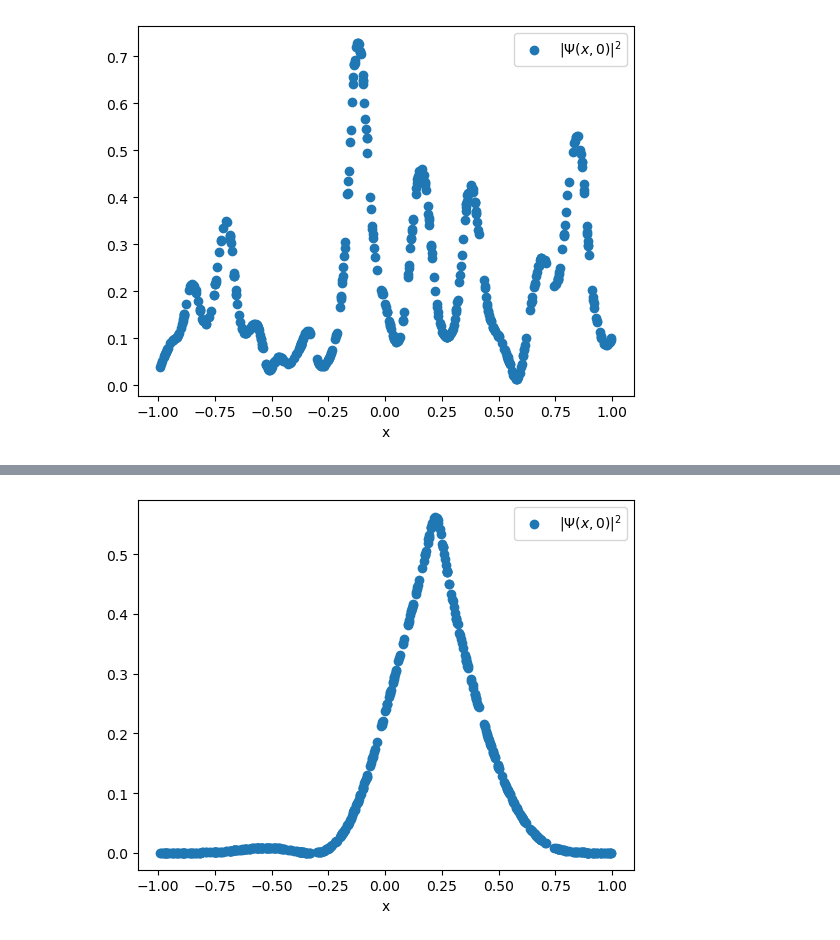
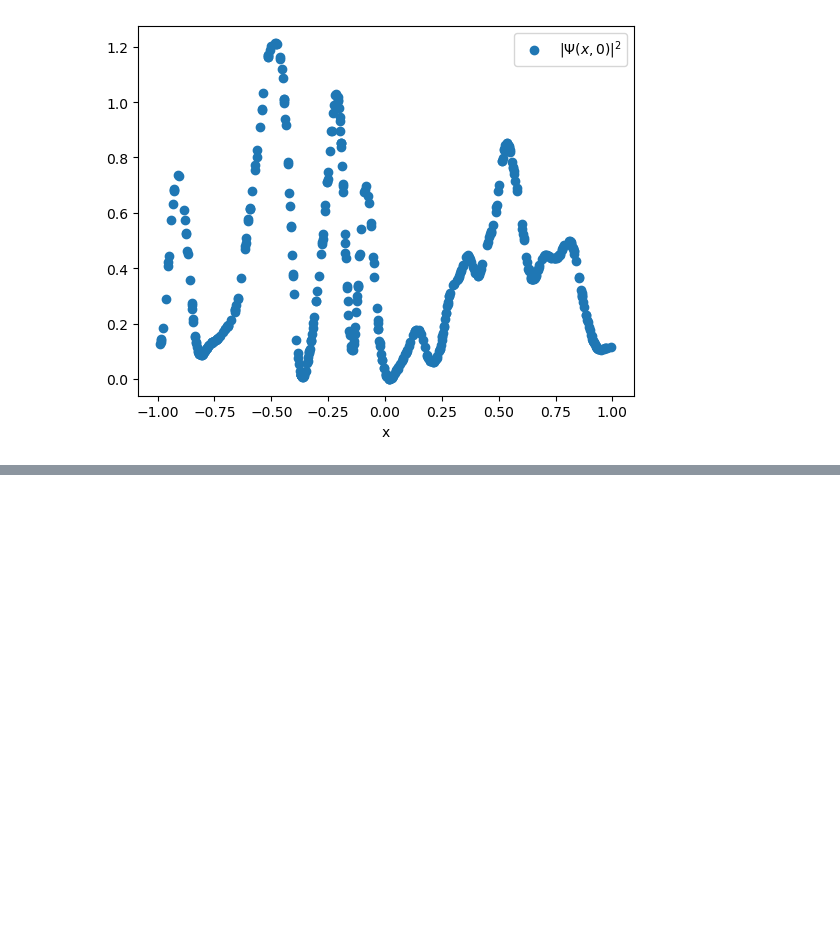
Before and after one commit to mrdchua/PINN-TDSE, a Jupyter notebook: TDSE-PHYS299/PINN-TDSE-v3.ipynb, the cells around one changed output, grey strips where cells are left out. Drawn from its saved outputs; the diff is of its cells as text; code cells hidden in the pictures; blank space fills up the shorter version.

```diff
--- a/TDSE-PHYS299/PINN-TDSE-v3.ipynb
+++ b/TDSE-PHYS299/PINN-TDSE-v3.ipynb
@@ -80,7 +80,7 @@ plt.show()
 # define Fourier feature layer
 @tf.keras.utils.register_keras_serializable()
 class FourierFeatureLayer(tf.keras.layers.Layer):
-    def __init__(self, input_dim, mapping_size=256, scale=10.0, **kwargs):
+    def __init__(self, input_dim, mapping_size=512, scale=10.0, **kwargs):
         super(FourierFeatureLayer, self).__init__(**kwargs)
         self.input_dim = input_dim
         self.mapping_size = mapping_size
@@ -110,7 +110,7 @@ class FourierFeatureLayer(tf.keras.layers.Layer):
 # Define the Neural Network
 @tf.keras.utils.register_keras_serializable()
 class PINN(tf.keras.Model):
-    def __init__(self, input_dim=2, mapping_size=256, scale=10.0, **kwargs):
+    def __init__(self, input_dim=2, mapping_size=512, scale=10.0, **kwargs):
         super(PINN, self).__init__(**kwargs)
 
         self.input_dim = input_dim
@@ -120,10 +120,12 @@ class PINN(tf.keras.Model):
         self.fourier = FourierFeatureLayer(input_dim=input_dim, mapping_size=mapping_size, scale=scale)
         initializer = tf.keras.initializers.GlorotNormal()
 
-        self.dense1 = tf.keras.layers.Dense(256, activation='tanh', kernel_initializer=initializer)
-        self.dense2 = tf.keras.layers.Dense(256, activation='tanh', kernel_initializer=initializer)
-        self.dense3 = tf.keras.layers.Dense(256, activation='tanh', kernel_initializer=initializer)
-        self.dense4 = tf.keras.layers.Dense(256, activation='tanh', kernel_initializer=initializer)
+        self.dense1 = tf.keras.layers.Dense(512, activation='tanh', kernel_initializer=initializer)
+        self.dense2 = tf.keras.layers.Dense(512, activation='tanh', kernel_initializer=initializer)
+        self.dense3 = tf.keras.layers.Dense(512, activation='tanh', kernel_initializer=initializer)
+        self.dense4 = tf.keras.layers.Dense(512, activation='tanh', kernel_initializer=initializer)
+        self.dense5 = tf.keras.layers.Dense(512, activation='tanh', kernel_initializer=initializer)
+        self.dense6 = tf.keras.layers.Dense(512, activation='tanh', kernel_initializer=initializer)
         self.out = tf.keras.layers.Dense(2, activation='linear', kernel_initializer=initializer) # u_Re, u_Im
 
     def call(self, x):
@@ -132,6 +134,8 @@ class PINN(tf.keras.Model):
         x = self.dense2(x)
         x = self.dense3(x)
         x = self.dense4(x)
+        x = self.dense5(x)
+        x = self.dense6(x)
         return self.out(x)
 
     def get_config(self):
@@ -184,19 +188,19 @@ def loss_fn(model, interior, boundary, initial, w):
     loss_f = tf.reduce_mean(tf.square(f_u) + tf.square(f_v))
 
     uv_b = model(tf.concat([x_b, t_b], axis=1))
-    loss_b = tf.reduce_mean(tf.square(uv_b))
+    loss_b = tf.reduce_mean(tf.square(uv_b[:, 0:1]) + tf.square(uv_b[:, 1:2]))
 
     uv_i = model(tf.concat([x_i, t_i], axis=1))
     loss_i = tf.reduce_mean(tf.square(uv_i[:, 0:1] - tf.math.real(psi_i)) +
                             tf.square(uv_i[:, 1:2] - tf.math.imag(psi_i)))
 
-    return loss_f + loss_b + loss_i, (loss_f, loss_b, loss_i)
+    return loss_f + 10.0*loss_b + 100.0*loss_i, (loss_f, 10.0*loss_b, 100.0*loss_i)
 
 # Create the model
-model = PINN(input_dim=2, mapping_size=256, scale=10.0)
+model = PINN(input_dim=2, mapping_size=512, scale=10.0)
 
 # Save the model in Keras format
-model_test_path = 'model_test_v3.keras'
+model_test_path = 'model_test_v4.keras'
 model.save(model_test_path)
 print(f"Model saved to {model_test_path}")
 
@@ -234,7 +242,7 @@ Model: "pinn"
 #############################################################################
 
 # Instantiate the Model
-pinn = PINN(input_dim=2, mapping_size=256, scale=10.0)
+pinn = PINN(input_dim=2, mapping_size=512, scale=10.0)
 
 # Define the Optimizer
 # Learning rate schedule with exponential decay
@@ -295,7 +303,7 @@ while True:
         print(f"Epoch {epoch}: Loss = {loss:.5e} (f = {lf:.5e}, b = {lb:.5e}, i = {li:.5e})")
 
         # Save the model in Keras format
-        model_save_path_0 = 'temp_model_v3.keras'
+        model_save_path_0 = 'temp_model_v4.keras'
         pinn.save(model_save_path_0)
         print(f"Model saved to {model_save_path_0}")
 
@@ -348,7 +356,7 @@ plt.grid(True)
 plt.show()
 
 # Save the model in Keras format
-model_save_path = 'model_v3.keras'
+model_save_path = 'model_v4.keras'
 pinn.save(model_save_path)
 print(f"Model saved to {model_save_path}")
 
@@ -389 +397 @@ Model saved to temp_model_v3.keras
-[figure, old version]
+[figure, new version]
@@ -392 +397,0 @@ Model saved to temp_model_v3.keras
-[figure, removed]
```
Also changed, not shown: parts of 4 cells of this notebook.
